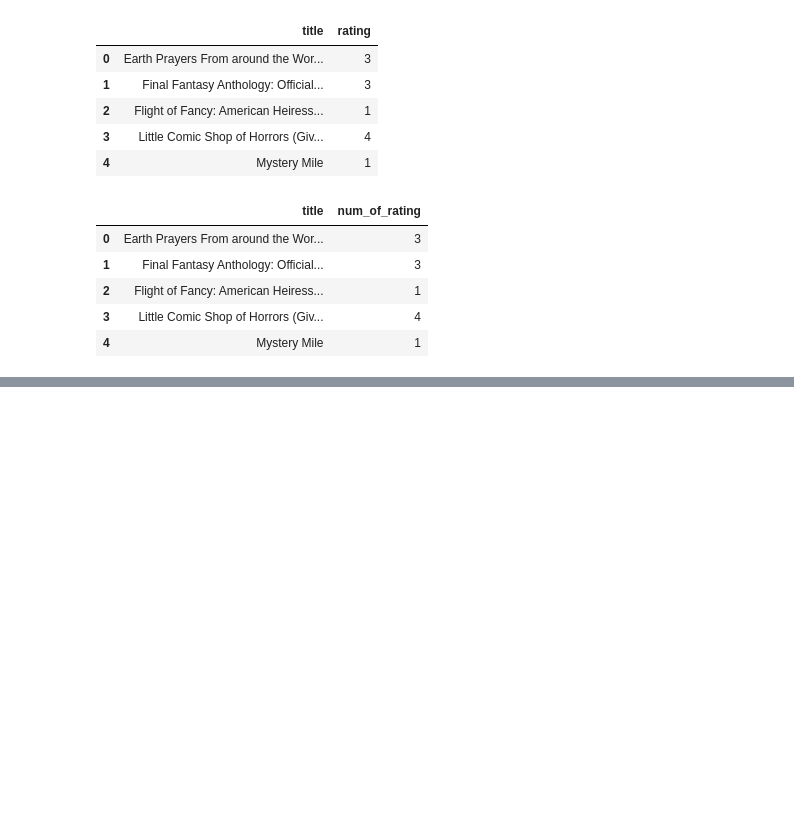
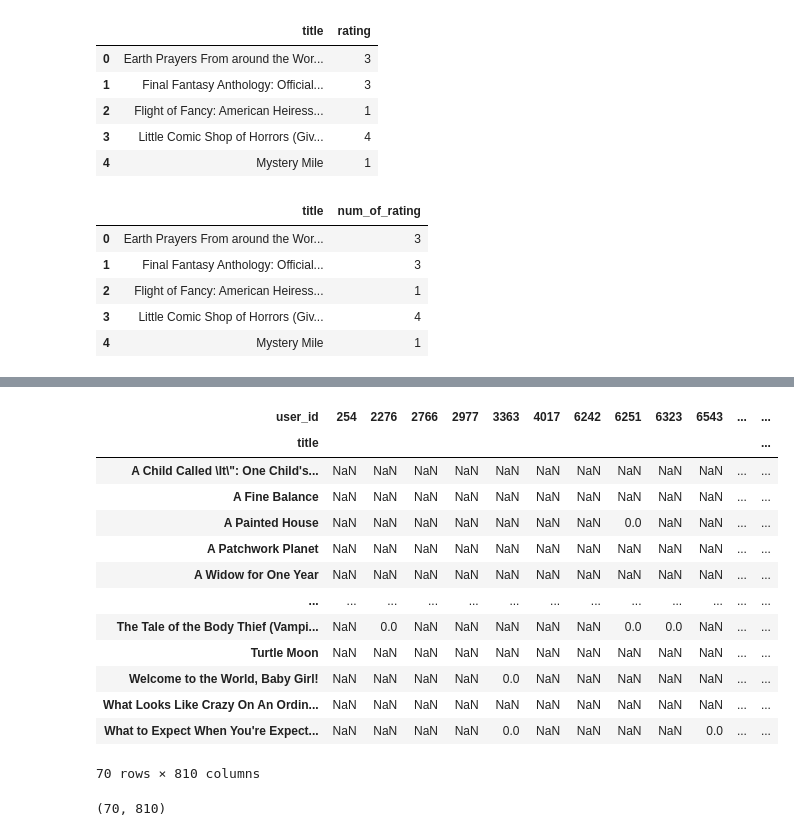
Before and after one commit to shivampatil98/End-to-End-Recommendation-system, a Jupyter notebook: NOTEBOOK/research.ipynb, the cells around one changed output, grey strips where cells are left out. Drawn from its saved outputs; the diff is of its cells as text; code cells hidden in the pictures; blank space fills up the shorter version.

```diff
--- a/NOTEBOOK/research.ipynb
+++ b/NOTEBOOK/research.ipynb
@@ -217,3 +217,7 @@ final_rating.head()
 | 2 | 277427 | 006092988X | 0 | A Tree Grows in Brooklyn | Betty Smith | 1998 | Perennial | http://images.amazon.com/images/P... | 31 |
 | 3 | 277427 | 006440188X | 0 | The Secret Garden | Frances Hodgson Burnett | 1998 | HarperTrophy | http://images.amazon.com/images/P... | 29 |
 | 4 | 277427 | 014029628X | 0 | Girl in Hyacinth Blue | Susan Vreeland | 2000 | Penguin Books | http://images.amazon.com/images/P... | 91 |
+# %%
+# Lets take those books which got at least 50 rating of user
+
+final_rating = final_rating[final_rating['num_of_rating'] >= 50]
@@ -219,0 +233,3 @@ final_rating.head()
+# %%
+# lets drop the duplicates
+final_rating.drop_duplicates(['user_id','title'],inplace=True)
@@ -219,0 +249,23 @@ final_rating.head()
+# %%
+# Lets create a pivot table
+book_pivot = final_rating.pivot_table(columns='user_id', index='title', values= 'rating')
+book_pivot
+# %% [output]
+| user_id | 254 | 2276 | 2766 | 2977 | 3363 | 4017 | 6242 | 6251 | 6323 | 6543 | ... | ... |
+| title |  |  |  |  |  |  |  |  |  |  |  | ... |
+| A Child Called \It\": One Child's... | NaN | NaN | NaN | NaN | NaN | NaN | NaN | NaN | NaN | NaN | ... | ... |
+| A Fine Balance | NaN | NaN | NaN | NaN | NaN | NaN | NaN | NaN | NaN | NaN | ... | ... |
+| A Painted House | NaN | NaN | NaN | NaN | NaN | NaN | NaN | 0.0 | NaN | NaN | ... | ... |
+| A Patchwork Planet | NaN | NaN | NaN | NaN | NaN | NaN | NaN | NaN | NaN | NaN | ... | ... |
+| A Widow for One Year | NaN | NaN | NaN | NaN | NaN | NaN | NaN | NaN | NaN | NaN | ... | ... |
+| ... | ... | ... | ... | ... | ... | ... | ... | ... | ... | ... | ... | ... |
+| The Tale of the Body Thief (Vampi... | NaN | 0.0 | NaN | NaN | NaN | NaN | NaN | 0.0 | 0.0 | NaN | ... | ... |
+| Turtle Moon | NaN | NaN | NaN | NaN | NaN | NaN | NaN | NaN | NaN | NaN | ... | ... |
+| Welcome to the World, Baby Girl! | NaN | NaN | NaN | NaN | 0.0 | NaN | NaN | NaN | NaN | NaN | ... | ... |
+| What Looks Like Crazy On An Ordin... | NaN | NaN | NaN | NaN | NaN | NaN | NaN | NaN | NaN | NaN | ... | ... |
+| What to Expect When You're Expect... | NaN | NaN | NaN | NaN | 0.0 | NaN | NaN | NaN | NaN | 0.0 | ... | ... |
+70 rows × 810 columns
+# %%
+book_pivot.shape
+# %% [output]
+(70, 810)
```
Also changed, not shown: parts of 26 cells of this notebook, 7 other files.
